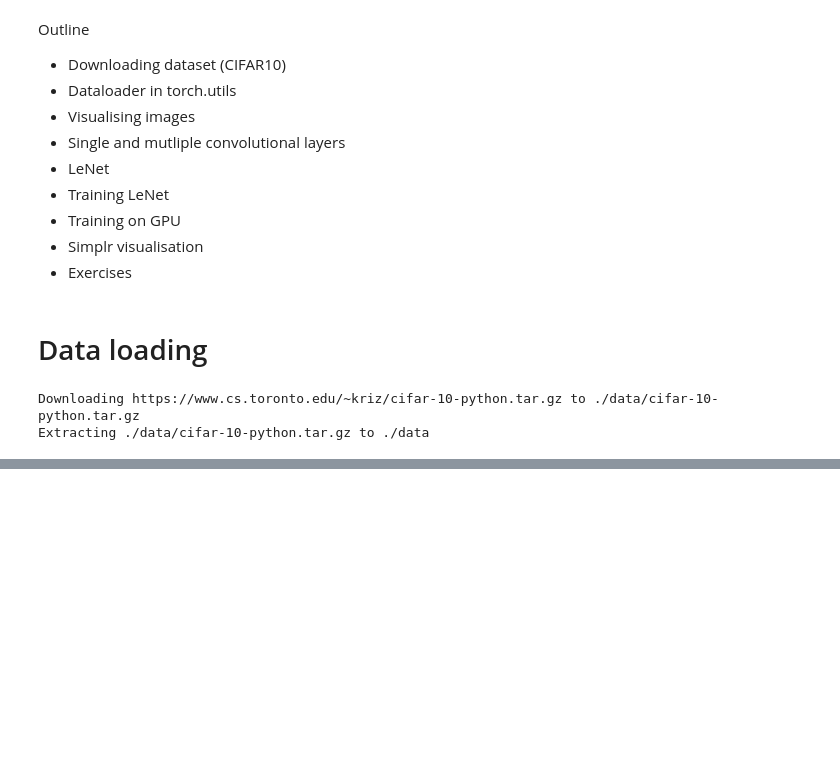
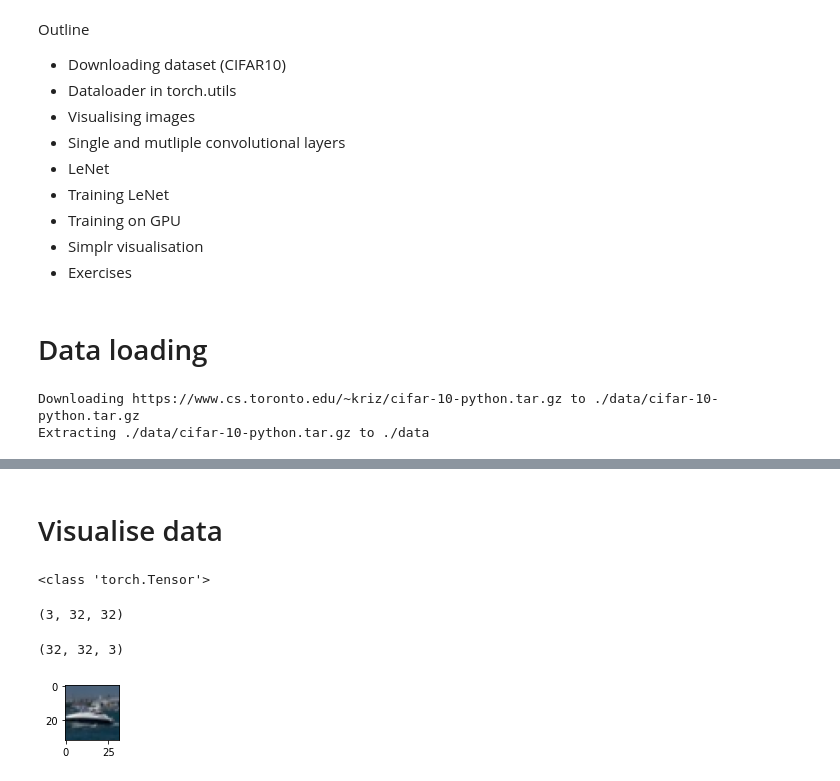
Before and after one commit to Arpitkamal/Deep-Learning--108--Convolutional-Neural-Netwokr, a Jupyter notebook: PyTorchCNN.ipynb, the cells around one changed output, grey strips where cells are left out. Cells and saved outputs as stored; diff of their text form; code cells hidden in the pictures; blank space fills up the shorter version.

```diff
--- a/PyTorchCNN.ipynb
+++ b/PyTorchCNN.ipynb
@@ -44,0 +45,23 @@ torch.Size([3, 32, 32])
+# %% [markdown]
+# Visualise data
+# %%
+img = images[0]
+print(type(img))
+# %% [output]
+<class 'torch.Tensor'>
+# %%
+npimg = img.numpy()
+print(npimg.shape)
+# %% [output]
+(3, 32, 32)
+# %%
+npimg = np.transpose(npimg, (1,2,0))
+print(npimg.shape)
+# %% [output]
+(32, 32, 3)
+# %%
+plt.figure(figsize= (1,1))
+plt.imshow(npimg)
+plt.show()
+# %% [output]
+[figure, added]
```
Also changed, not shown: parts of 4 cells of this notebook.
